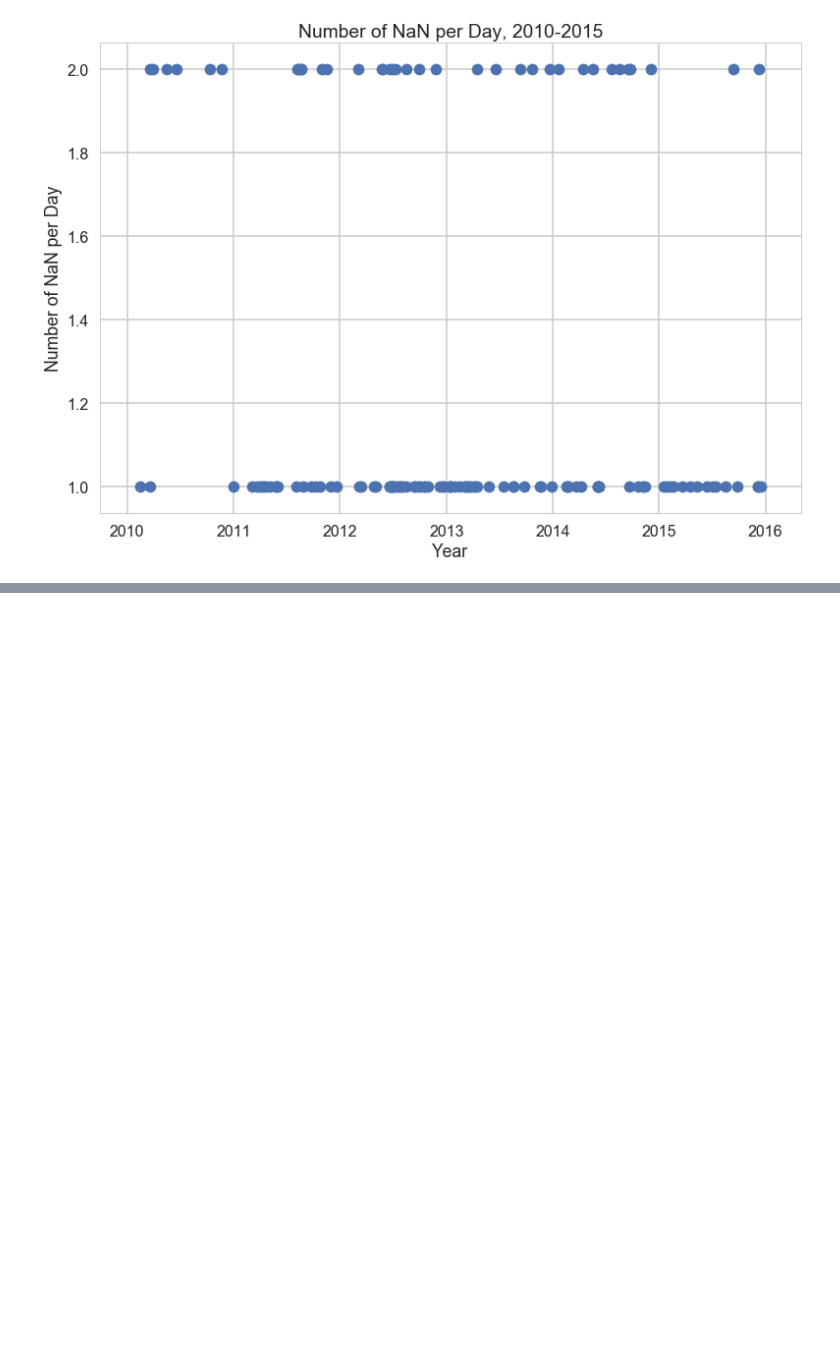
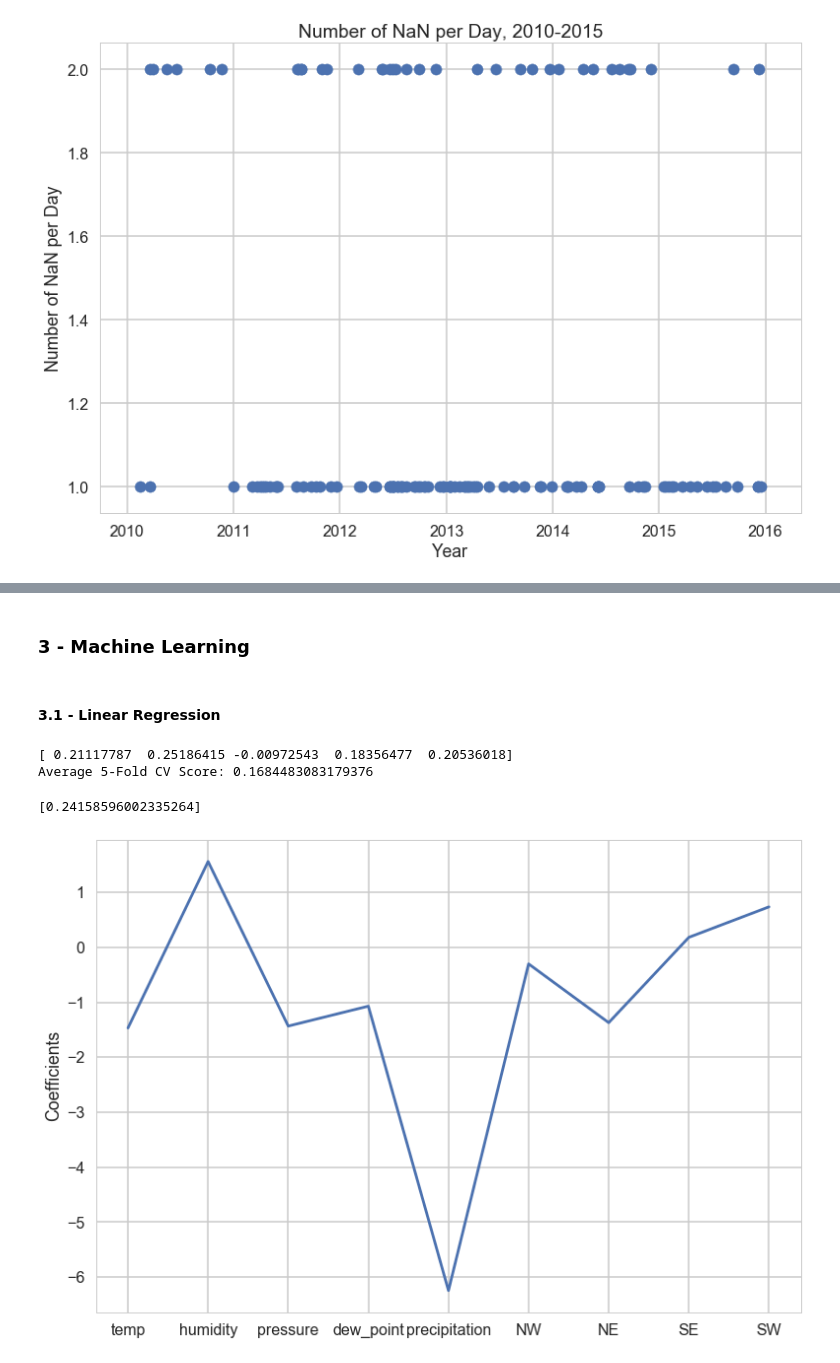
Before and after one commit to kevinlimk/BeijingPM2.5, a Jupyter notebook: BeijingPM25.ipynb, the cells around one changed output, grey strips where cells are left out. Cells and saved outputs as stored; diff of their text form; code cells hidden in the pictures; blank space fills up the shorter version.

```diff
--- a/BeijingPM25.ipynb
+++ b/BeijingPM25.ipynb
@@ -618,3 +681,9 @@ plt.ylabel('Number of NaN per Day')
 # %% [output]
 <matplotlib.text.Text at 0x...>
 [figure]
+# %%
+# The data is made available in two formats: hourly and daily.
+# After the days with more than 2 NaN were moved, the remaining NaN were resolved with linear interpolation
+df_hourly = df.interpolate(method='linear',axis=0)
+df_daily = df.resample('D').mean()
+df_daily = df_daily.interpolate(method='linear',axis=0)
@@ -620,0 +729,58 @@ plt.ylabel('Number of NaN per Day')
+# %% [markdown]
+### 3 - Machine Learning
+# %% [markdown]
+#### 3.1 - Linear Regression
+# %%
+#### Linear Regression
+
+# Import the necessary modules
+from sklearn.linear_model import LinearRegression
+from sklearn.model_selection import cross_val_score
+
+# Construct X and y
+
+y = df_hourly['pm25'].values
+X = df_hourly.loc[:,['temp','humidity','pressure','dew_point','precipitation','NW','NE','SE','SW']].values
+
+#print(y.shape,X.shape)
+
+# Create a linear regression object: reg
+reg = LinearRegression()
+
+# Compute 5-fold cross-validation scores: cv_scores
+cv_scores = cross_val_score(reg,X,y,cv=5)
+
+# Print the 5-fold cross-validation scores
+print(cv_scores)
+
+print("Average 5-Fold CV Score: {}".format(np.mean(cv_scores)))
+# %% [output]
+[ 0.21117787  0.25186415 -0.00972543  0.18356477  0.20536018]
+Average 5-Fold CV Score: 0.1684483083179376
+# %%
+# Ridge Regression
+from sklearn.model_selection import train_test_split
+from sklearn.linear_model import Ridge
+
+X_train_reg, X_test_reg, y_train_reg, y_test_reg = train_test_split(X, y, test_size = 0.3, random_state = 42)
+scores_ridge = []
+alphas = [0.0001]
+for alpha in alphas:
+    ridge = Ridge(alpha=alpha, normalize=True)
+    ridge.fit(X_train_reg, y_train_reg)
+    ridge_pred = ridge.predict(X_test_reg)
+    scores_ridge.append(ridge.score(X_test_reg, y_test_reg))
+print(scores_ridge)
+# %% [output]
+[0.24158596002335264]
+# %%
+# Ridge for Feature Selection
+names = ['temp','humidity','pressure','dew_point','precipitation','NW','NE','SE','SW']
+Ridge = Ridge(alpha = 0.001)
+ridge_coef = ridge.fit(X, y).coef_
+plt.plot(range(len(names)), ridge_coef)
+plt.xticks(range(len(names)), names)
+plt.ylabel('Coefficients')
+plt.show()
+# %% [output]
+[figure, added]
```
Also changed, not shown: parts of 53 cells of this notebook.
